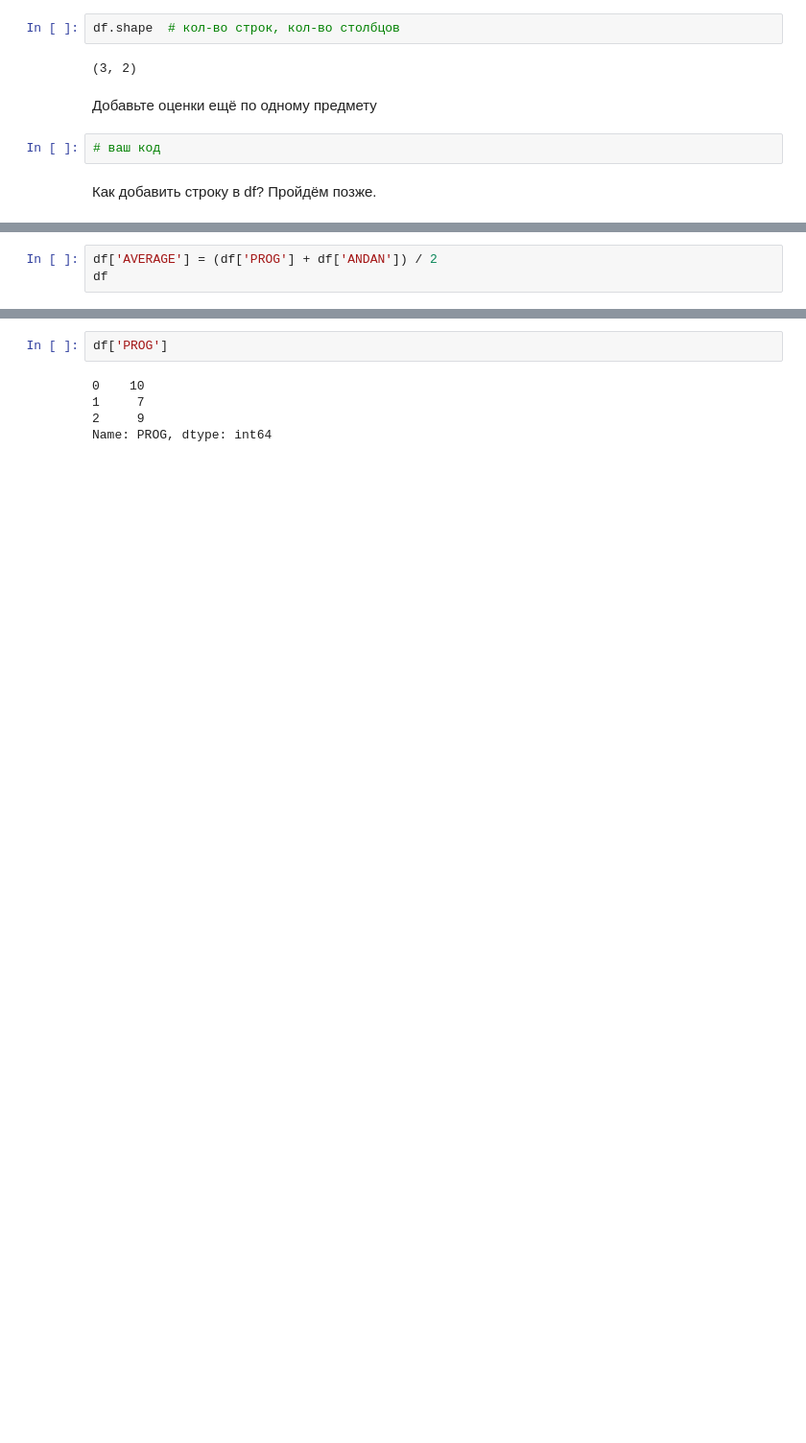
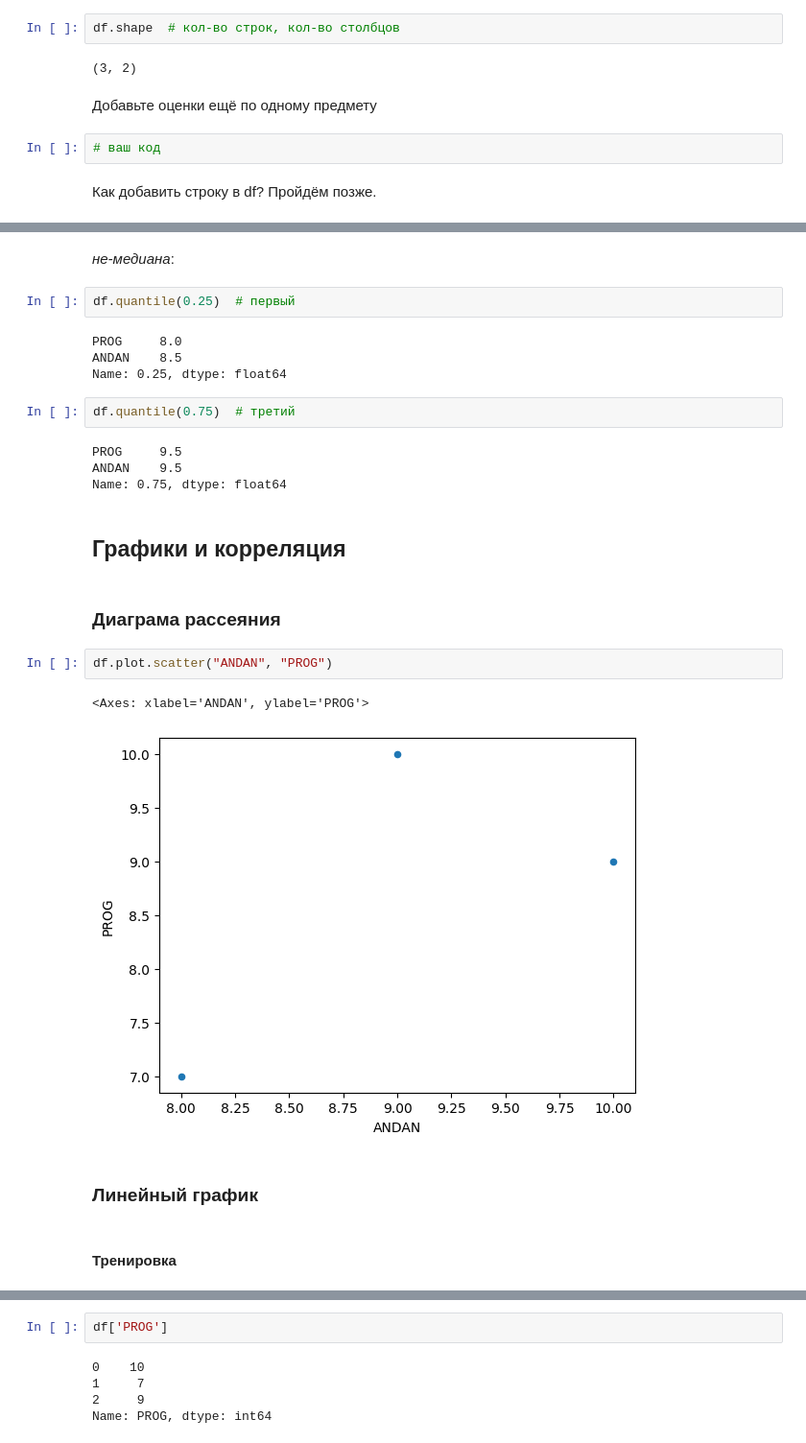
Before and after one commit to bamaxi/dataan-2023-arthist, a Jupyter notebook: seminars/10-andan-pandas.ipynb, the cells around one changed output, grey strips where cells are left out. Shown at 96% size. Cells and saved outputs as stored; diff of their text form; blank space fills up the shorter version.

```diff
--- a/seminars/10-andan-pandas.ipynb
+++ b/seminars/10-andan-pandas.ipynb
@@ -71,3 +139,0 @@ df.shape  # кол-во строк, кол-во столбцов
-# %%
-df['AVERAGE'] = (df['PROG'] + df['ANDAN']) / 2
-df
@@ -91,0 +288,27 @@ memory usage: 200.0 bytes
+# %% [markdown]
+*не-медиана*:
+# %%
+df.quantile(0.25)  # первый
+# %% [output]
+PROG     8.0
+ANDAN    8.5
+Name: 0.25, dtype: float64
+# %%
+df.quantile(0.75)  # третий
+# %% [output]
+PROG     9.5
+ANDAN    9.5
+Name: 0.75, dtype: float64
+# %% [markdown]
+## Графики и корреляция
+# %% [markdown]
+### Диаграма рассеяния
+# %%
+df.plot.scatter("ANDAN", "PROG")
+# %% [output]
+<Axes: xlabel='ANDAN', ylabel='PROG'>
+[figure, added]
+# %% [markdown]
+### Линейный график
+# %% [markdown]
+#### Тренировка
```
Also changed, not shown: parts of 97 cells of this notebook, 1 other file.
